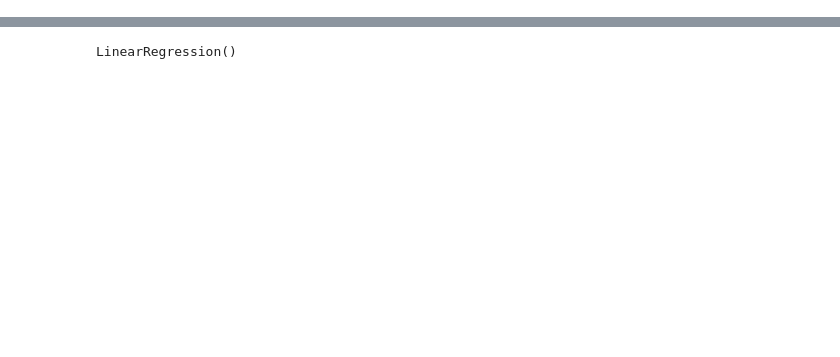
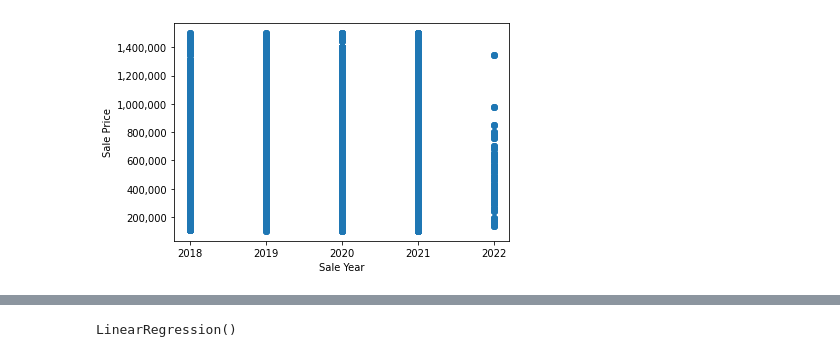
Before and after one commit to LinzStearns/CO_real_estate, a Jupyter notebook: ML_model_LinReg.ipynb, the cells around one changed output, grey strips where cells are left out. Cells and saved outputs as stored; diff of their text form; code cells hidden in the pictures; blank space fills up the shorter version.

```diff
--- a/ML_model_LinReg.ipynb
+++ b/ML_model_LinReg.ipynb
@@ -27,0 +42,3 @@ plt.show()
+# %%
+new_df = df.drop(['SITUS_CITY', 'SITUS_STATE', 'D_CLASS_CN', 'SCHEDNUM'], axis=1)
+new_df.head(10)
@@ -28,2 +57,13 @@ plt.show()
+# %%
+# Visual to inspect relationship
+plt.scatter(new_df.SALE_YEAR, new_df.SALE_PRICE)
+plt.xlabel('Sale Year')
+plt.ylabel('Sale Price')
+plt.xticks(np.arange(min(new_df.SALE_YEAR), max(new_df.SALE_YEAR)+1, 1.0))
+current_values = plt.gca().get_yticks()
+plt.gca().set_yticklabels(['{:,.0f}'.format(y) for y in current_values])
+plt.show()
+# %% [output]
+[figure, added]
 # %%
 # Independent variable located on X axis (variables that potentially impact housing cost - population, inflation rate, month)
```
Also changed, not shown: parts of 11 cells of this notebook.
